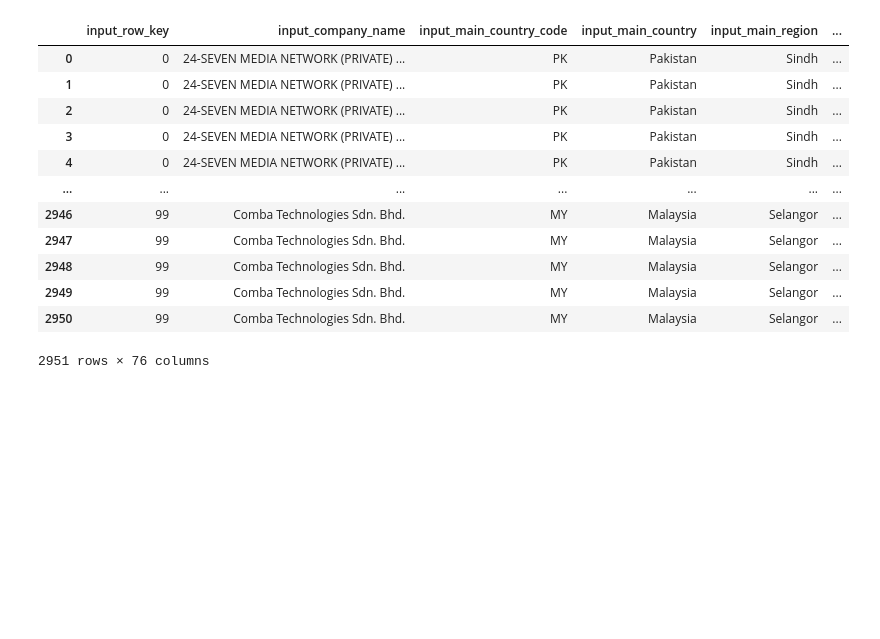
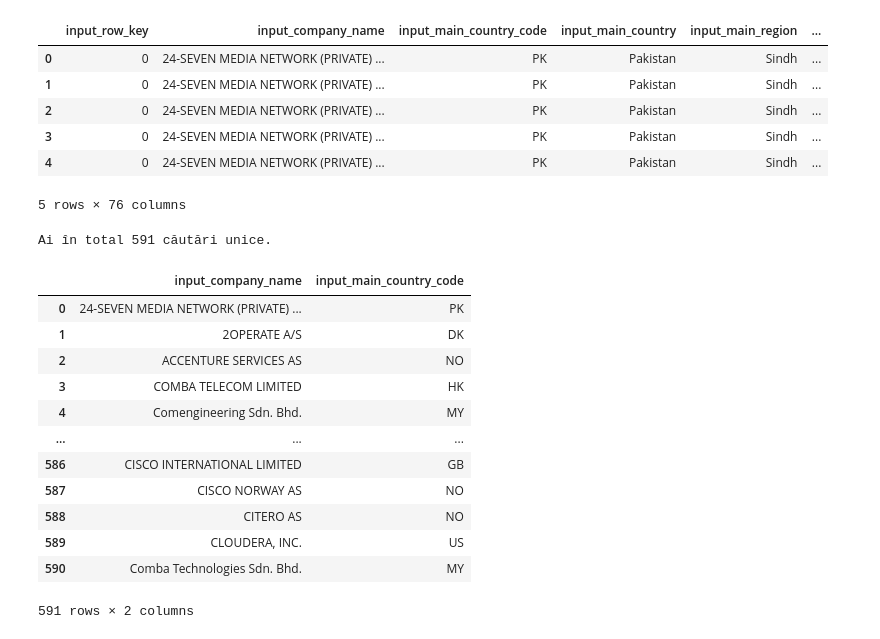
Before and after one commit to Vali-git/poc_simulation_data_analysis, a Jupyter notebook: poc_simulation_presale_data_sample.ipynb.ipynb, the cells around one changed output. Drawn from its saved outputs; the diff is of its cells as text; code cells hidden in the pictures; blank space fills up the shorter version.

```diff
--- a/poc_simulation_presale_data_sample.ipynb.ipynb
+++ b/poc_simulation_presale_data_sample.ipynb.ipynb
@@ -3,20 +11,38 @@
 # %%
 import pandas as pd
-import seaborn as sns
+import re
+import numpy as np
+from rapidfuzz import fuzz
 
 df = pd.read_csv('https://raw.githubusercontent.com/Vali-git/poc_simulation_data_analysis/refs/heads/main/presales_data_sample.csv')
-df
+df.head()
 # %% [output]
 |  | input_row_key | input_company_name | input_main_country_code | input_main_country | input_main_region | ... |
 | 0 | 0 | 24-SEVEN MEDIA NETWORK (PRIVATE) ... | PK | Pakistan | Sindh | ... |
 | 1 | 0 | 24-SEVEN MEDIA NETWORK (PRIVATE) ... | PK | Pakistan | Sindh | ... |
 | 2 | 0 | 24-SEVEN MEDIA NETWORK (PRIVATE) ... | PK | Pakistan | Sindh | ... |
 | 3 | 0 | 24-SEVEN MEDIA NETWORK (PRIVATE) ... | PK | Pakistan | Sindh | ... |
 | 4 | 0 | 24-SEVEN MEDIA NETWORK (PRIVATE) ... | PK | Pakistan | Sindh | ... |
-| ... | ... | ... | ... | ... | ... | ... |
-| 2946 | 99 | Comba Technologies Sdn. Bhd. | MY | Malaysia | Selangor | ... |
-| 2947 | 99 | Comba Technologies Sdn. Bhd. | MY | Malaysia | Selangor | ... |
-| 2948 | 99 | Comba Technologies Sdn. Bhd. | MY | Malaysia | Selangor | ... |
-| 2949 | 99 | Comba Technologies Sdn. Bhd. | MY | Malaysia | Selangor | ... |
-| 2950 | 99 | Comba Technologies Sdn. Bhd. | MY | Malaysia | Selangor | ... |
-2951 rows × 76 columns
+5 rows × 76 columns
+# %%
+# Extragem doar coloanele de input și eliminăm duplicatele
+# Presupunem că 'input_company_name' este numele căutat
+df_unique_inputs = df[['input_company_name', 'input_main_country_code']].drop_duplicates().reset_index(drop=True)
+
+print(f"Ai în total {len(df_unique_inputs)} căutări unice.")
+df_unique_inputs
+# %% [output]
+Ai în total 591 căutări unice.
+|  | input_company_name | input_main_country_code |
+| 0 | 24-SEVEN MEDIA NETWORK (PRIVATE) ... | PK |
+| 1 | 2OPERATE A/S | DK |
+| 2 | ACCENTURE SERVICES AS | NO |
+| 3 | COMBA TELECOM LIMITED | HK |
+| 4 | Comengineering Sdn. Bhd. | MY |
+| ... | ... | ... |
+| 586 | CISCO INTERNATIONAL LIMITED | GB |
+| 587 | CISCO NORWAY AS | NO |
+| 588 | CITERO AS | NO |
+| 589 | CLOUDERA, INC. | US |
+| 590 | Comba Technologies Sdn. Bhd. | MY |
+591 rows × 2 columns
```
Also changed, not shown: parts of 4 cells of this notebook.
